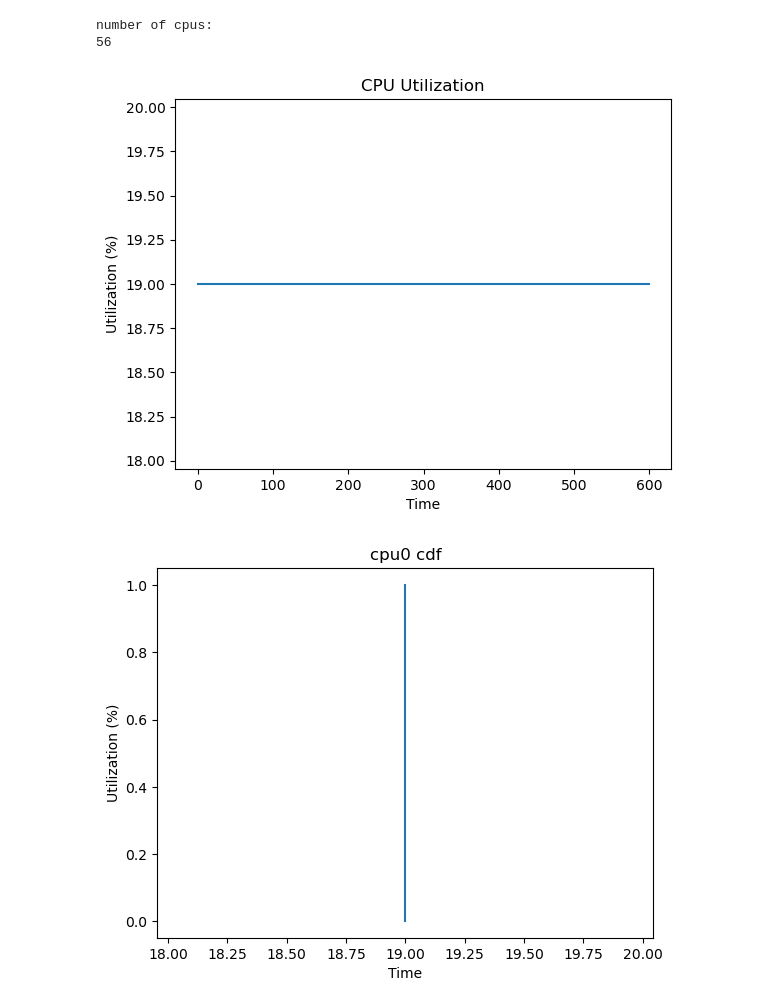
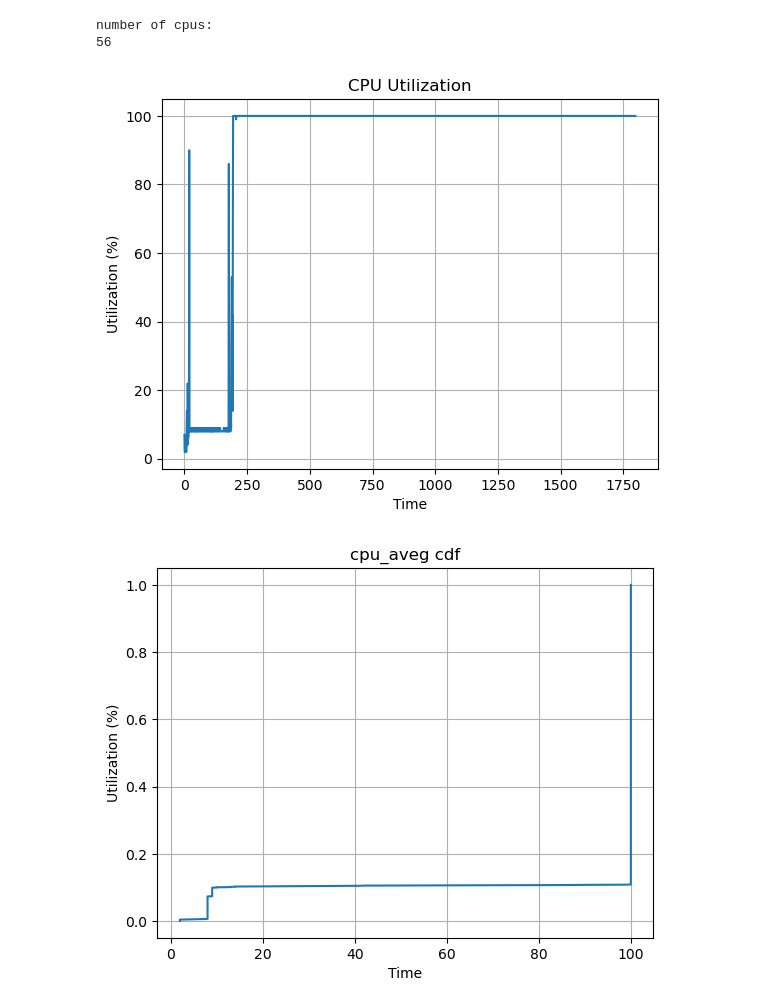
Before and after one commit to helix-xx/multisite_, a Jupyter notebook: finetuning-surrogates/analysis/util_analysis.ipynb, the cells around one changed output. Cells and saved outputs as stored; diff of their text form; code cells hidden in the pictures.

```diff
--- a/finetuning-surrogates/analysis/util_analysis.ipynb
+++ b/finetuning-surrogates/analysis/util_analysis.ipynb
@@ -166,41 +189,20 @@ def plt_cpu_util(time_stamp:list,cpu_util:list,title:str):
 # %%
-header_pattern = r'\((\d+) CPU\)'
-data_pattern = r'^\d{2}:\d{2}:\d{2} [AP]M\s+(\w+)\s+([\d.]+)\s+([\d.]+)\s+([\d.]+)\s+([\d.]+)\s+([\d.]+)\s+([\d.]+)\s+([\d.]+)\s+([\d.]+)\s+([\d.]+)\s+([\d.]+)'
-pattern = [header_pattern,data_pattern]
 
 time_stamp,cpu_utilization = get_cpu_util(cpu_log,pattern)
 # print(len(cpu_utilization))
 # print(type(pattern))
 # print(type(pattern[0]))
-cpu0_util = [round(100 - cpu_utilization[0][i][-1]) for i in range(0,len(cpu_utilization[0]))]
+cpu_util = [round(100 - cpu_utilization[-1][i][-1]) for i in range(0,len(cpu_utilization[0]))]
 
 ## just use 10 mins data
-cpu0_util = cpu0_util[0:10*60]
+# cpu_util = cpu_util[0:10*60]
 
-sorted = np.sort(cpu0_util)
+sorted = np.sort(cpu_util)
 cdf = np.arange(1,len(sorted)+1)/len(sorted)
-
-
-
-# # 绘制折线图
-# plt.figure(figsize=(100,100))
-# plt.plot(time_stamp, cpu0_util)
-
-# # 添加标题和坐标轴标签
-# plt.title('CPU Utilization')
-# plt.xlabel('Time')
-# plt.ylabel('Utilization (%)')
-
-# # 显示图形
-# plt.show()
+plt_cpu_util([i for i in range(0,len(cpu_util))],cpu_util,'CPU Utilization')
+plt_cpu_util(sorted,cdf,"cpu_aveg cdf")
 # %% [output]
 number of cpus:
 56
+[figure, added]
+[figure, added]
-# %%
-plt_cpu_util([i for i in range(0,len(cpu0_util))],cpu0_util,'CPU Utilization')
-# %% [output]
-[figure, removed]
-# %%
-plt_cpu_util(sorted,cdf,"cpu0 cdf")
-# %% [output]
-[figure, removed]
```
Also changed, not shown: parts of 10 cells of this notebook, 2 other files.
